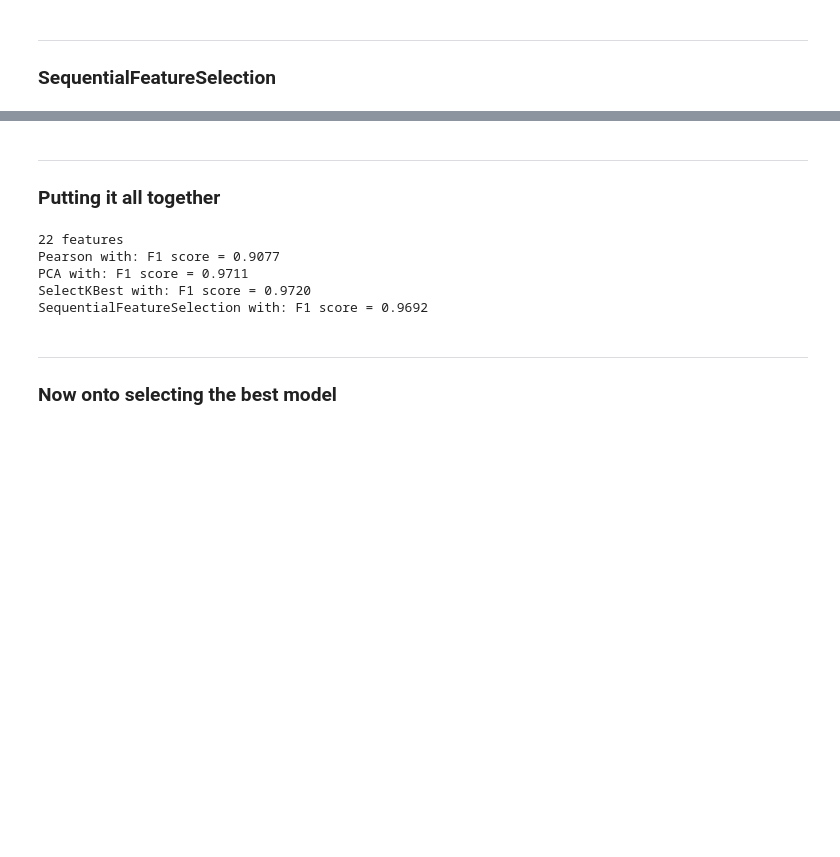
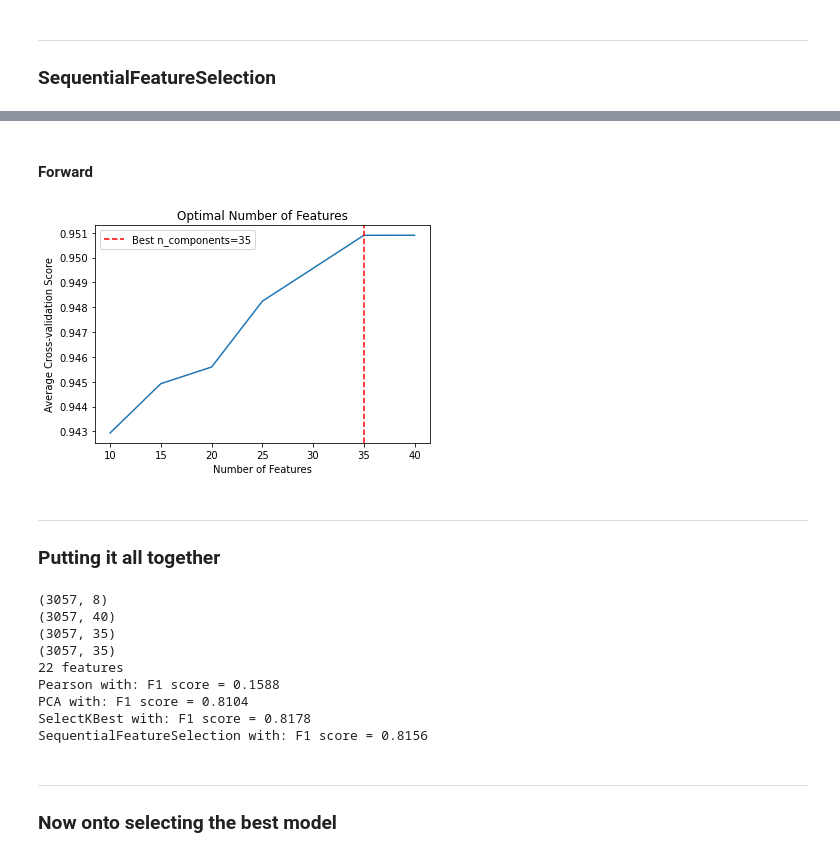
Before and after one commit to CosminTr/ClassificationModelEC, a Jupyter notebook: ProjetoEC.ipynb, the cells around one changed output, grey strips where cells are left out. Cells and saved outputs as stored; diff of their text form; code cells hidden in the pictures; blank space fills up the shorter version.

```diff
--- a/ProjetoEC.ipynb
+++ b/ProjetoEC.ipynb
@@ -359,0 +389,34 @@ X_test_sfs = sfs.transform(X_test_scaled)
+# %% [markdown]
+#### Forward
+# %%
+
+# Define a range of the number of features to consider
+n_features_range = [10, 15, 20, 25, 30, 35, 40]
+# Create an empty list to store the average cross-validation scores
+cv_scores = []
+scorer = make_scorer(matthews_corrcoef)
+
+clf = LogisticRegression(random_state=42, max_iter=10000)
+
+# Iterate over the number of features and perform cross-validation for each number of features
+for n_features in n_features_range:
+    sfs = SequentialFeatureSelector(clf, n_features_to_select=n_features, scoring=scorer)
+    sfs.fit(X_train_scaled, y_train)
+    X_train_sfs = sfs.transform(X_train_scaled)
+    X_test_sfs = sfs.transform(X_test_scaled)
+    scores = cross_val_score(clf, X_test_sfs, y_test, cv=5)  # Perform 5-fold cross-validation
+    cv_scores.append(np.mean(scores))
+
+# Find the best value of n_components based on F1 score
+best_n_components = n_components_range[np.argmax(mcc_scores)]
+
+# Plot the average cross-validation scores against the number of features
+plt.plot(n_features_range, cv_scores)
+plt.xlabel('Number of Features')
+plt.ylabel('Average Cross-validation Score')
+plt.title('Optimal Number of Features')
+plt.axvline(best_n_components, linestyle='--', color='r', label=f'Best n_components={best_n_components}')
+plt.legend()
+plt.show()
+# %% [output]
+[figure, added]
@@ -368,18 +437,27 @@ models = [("Pearson", X_train_corr, X_test_corr),
           ("SelectKBest", X_train_kbest, X_test_kbest),
           ("SequentialFeatureSelection", X_train_sfs, X_test_sfs)]
 
+print(X_train_corr.shape)
+print(X_train_pca.shape)
+print(X_train_kbest.shape)
+print(X_train_sfs.shape)
+
 print(f'{n_best} features')
 for name, X_train_fs, X_test_fs in models:
     lr.fit(X_train_fs, y_train)
     y_pred = lr.predict(X_test_fs)
-    f1 = f1_score(y_test, y_pred)
-    print(f"{name} with: F1 score = {f1:.4f}")
+    mcc = matthews_corrcoef(y_test, y_pred)
+    print(f"{name} with: F1 score = {mcc:.4f}")
 # %% [output]
+(3057, 8)
+(3057, 40)
+(3057, 35)
+(3057, 35)
 22 features
-Pearson with: F1 score = 0.9077
-PCA with: F1 score = 0.9711
-SelectKBest with: F1 score = 0.9720
-SequentialFeatureSelection with: F1 score = 0.9692
+Pearson with: F1 score = 0.1588
+PCA with: F1 score = 0.8104
+SelectKBest with: F1 score = 0.8178
+SequentialFeatureSelection with: F1 score = 0.8156
 # %% [markdown]
 ***
 ### Now onto selecting the best model
```
Also changed, not shown: parts of 16 cells of this notebook.
